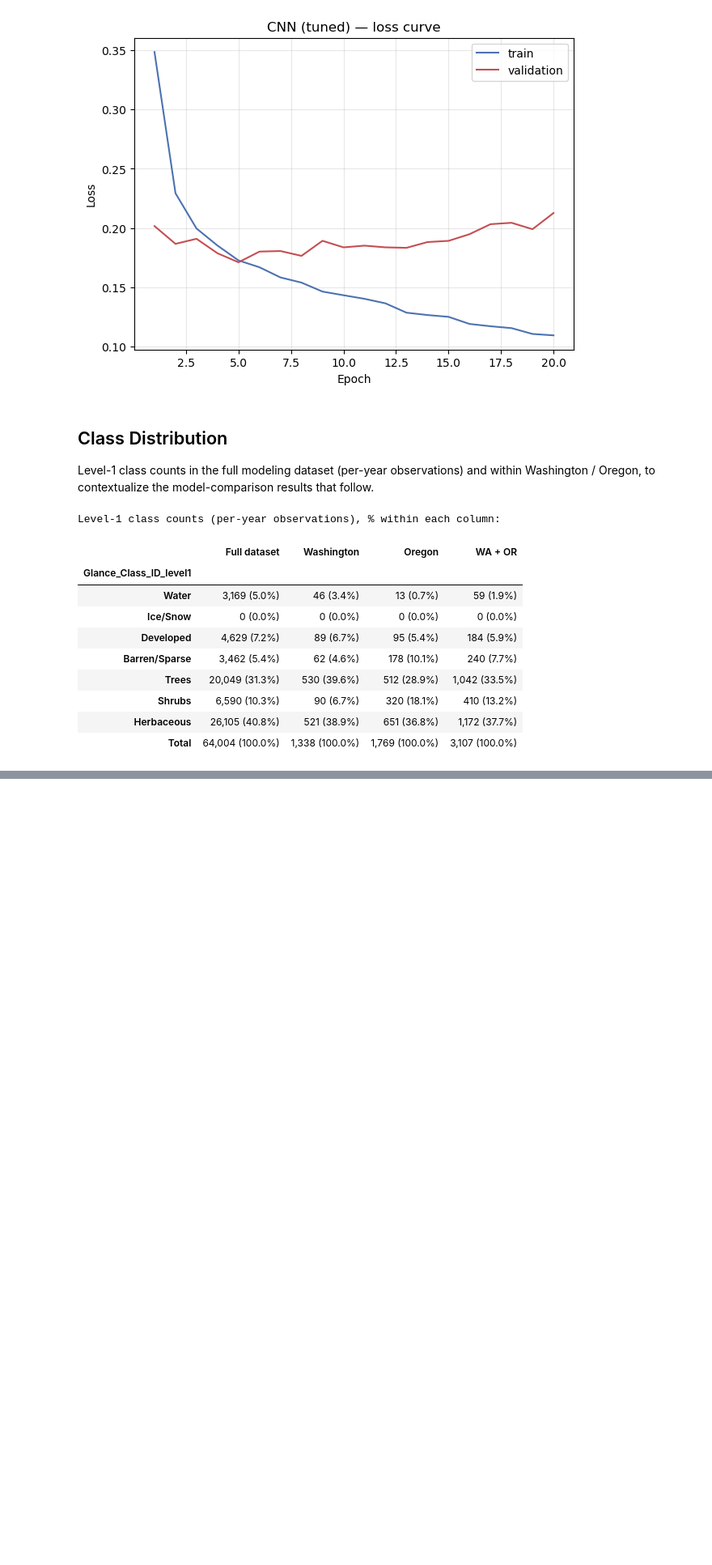
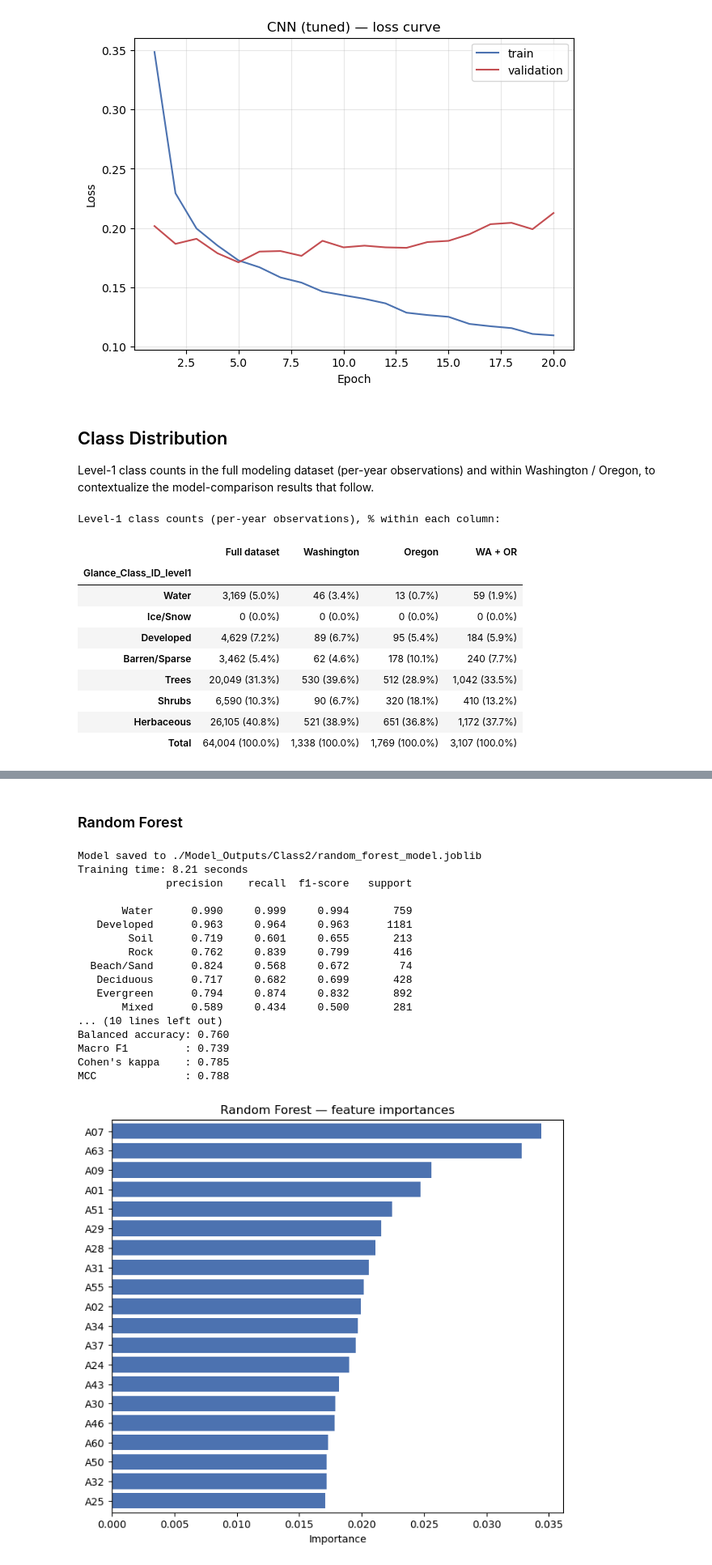
Before and after one commit to k-wheeler/PNW_LULC, a Jupyter notebook: Main.ipynb, the cells around one changed output, grey strips where cells are left out. Shown at 81% size. Saved outputs shown, nothing was run; the diff lists cells and outputs as text; code cells hidden in the pictures; blank space fills up the shorter version.

```diff
--- a/Main.ipynb
+++ b/Main.ipynb
@@ -972,0 +856,46 @@ The tuned XGBoost model has similar values for overall accuracy, balanced accura
+# %% [markdown]
+### Random Forest
+# %%
+# ── Random Forest ───────────────────────────────────────────────────────────────────────────
+paths = variant_paths(out_dir_c2, 'random_forest')
+mdl, training_time_sec = fit_or_load(
+    paths['model'], paths['time'], lambda: fit_random_forest(x_train2, y_train2), refit_models)
+
+# ── Evaluate ────────────────────────────────────────────────────────────────────────────────
+print(f'Training time: {training_time_sec:.2f} seconds')
+plot_feature_importances(
+    mdl, x_train2, title='Random Forest — feature importances',
+    save_path=paths['importances'])
+rf_metrics2 = evaluate_model(
+    mdl, x_test2, y_test2, class_map=class_map_c2,
+    title='Random Forest — confusion matrix',
+    save_path=paths['confusion'])
+
+# ── Overfitting diagnostic (RF has no epochs -> validation curve instead) ───────────────────
+if refit_models:
+    vc_param, vc_train, vc_val = rf_validation_curve(
+        x_train2, y_train2, groups_train2, param_name='min_samples_leaf',
+        param_range=(1, 2, 4, 8, 16))
+    plot_validation_curve(
+        vc_param, vc_train, vc_val, param_name='min_samples_leaf', scoring='macro F1',
+        title='Random Forest — validation curve',
+        save_path=paths['valcurve'])
+# %% [output]
+Model saved to ./Model_Outputs/Class2/random_forest_model.joblib
+Training time: 8.21 seconds
+              precision    recall  f1-score   support
+
+       Water      0.990     0.999     0.994       759
+   Developed      0.963     0.964     0.963      1181
+        Soil      0.719     0.601     0.655       213
+        Rock      0.762     0.839     0.799       416
+  Beach/Sand      0.824     0.568     0.672        74
+   Deciduous      0.717     0.682     0.699       428
+   Evergreen      0.794     0.874     0.832       892
+       Mixed      0.589     0.434     0.500       281
+... (10 lines left out)
+Balanced accuracy: 0.760
+Macro F1         : 0.739
+Cohen's kappa    : 0.785
+MCC              : 0.788
+[figure, added]
```
Also changed, not shown: parts of 50 cells of this notebook, 4 other files.
